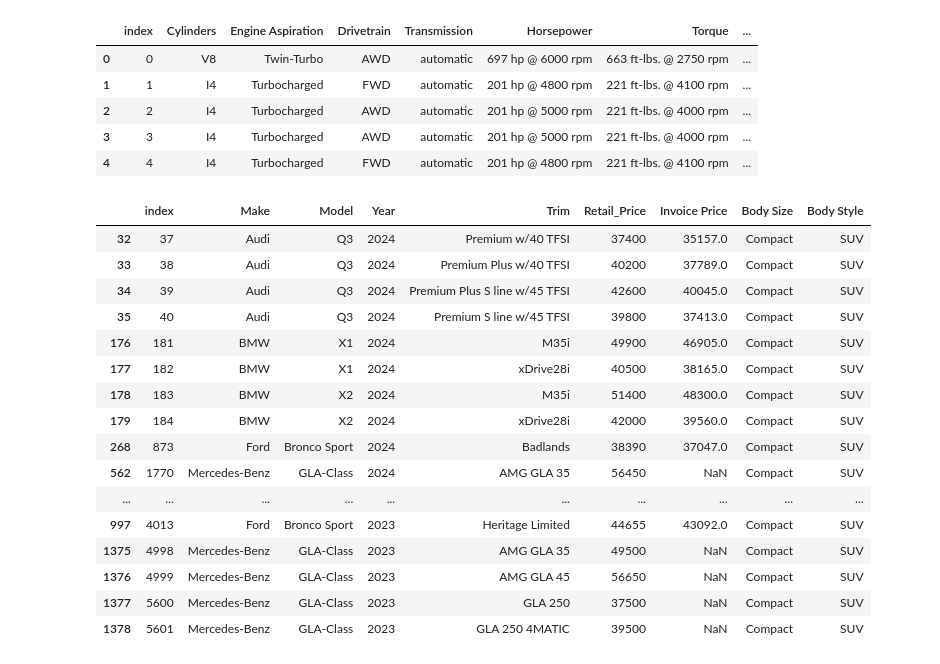
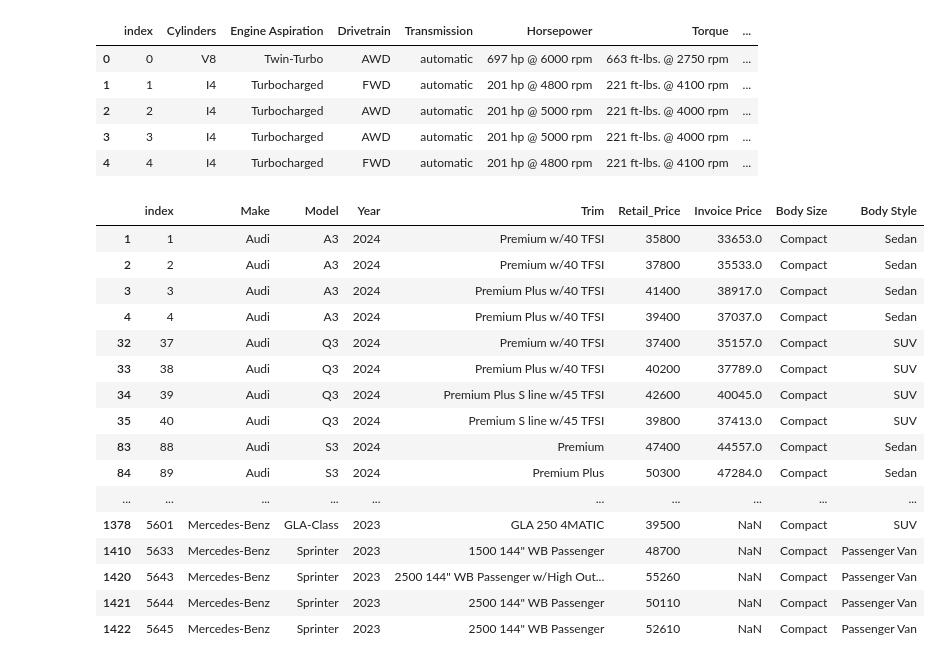
Before and after one commit to CHMcCartney/python_2025, a Jupyter notebook: 2.Python_Test_Beginner/Python_Test_1.ipynb, the cells around one changed output. Saved outputs shown, nothing was run; the diff lists cells and outputs as text; code cells hidden in the pictures.

```diff
--- a/2.Python_Test_Beginner/Python_Test_1.ipynb
+++ b/2.Python_Test_Beginner/Python_Test_1.ipynb
@@ -296,4 +307,6 @@ car_data[car_data['Make'] == 'Mercedes-Benz'].groupby(['Model'], as_index = Fals
 # %%
-car_data[car_data['Body Style']=='SUV'].groupby(['Make', 'Body Size'], as_index=False).agg({'Retail_Price': 'sum', "Invoice Price": "mean"}).dropna()
+car_data["Invoice Price"] = car_data["Invoice Price"].str.replace('$', '')
+car_data["Invoice Price"] = car_data["Invoice Price"].str.replace(',', '').astype(float)
+car_data[car_data['Body Style'] == 'SUV'].groupby(['Make', 'Body Size'], as_index=False).agg({'Retail_Price': 'sum', 'Invoice Price': 'mean'})
 # %% [output]
 |  | Make | Body Size | Retail_Price | Invoice Price |
@@ -331,24 +369,25 @@ car_info.head()
 | 3 | 3 | I4 | Turbocharged | AWD | automatic | 201 hp @ 5000 rpm | 221 ft-lbs. @ 4000 rpm | ... |
 | 4 | 4 | I4 | Turbocharged | FWD | automatic | 201 hp @ 4800 rpm | 221 ft-lbs. @ 4100 rpm | ... |
 # %%
-cylinders_4 = car_info['index'][car_info['Cylinders'] == 'I4']
+cylinder_index = car_info['index'][car_info['Cylinders'] == 'I4']
+cylinder_index
 
-car_data[(car_data['Retail_Price'] > 30000) & (car_data['Retail_Price'] < 60000) & (car_data['index'].isin(cylinders_4)) & (car_data['Body Size'] == 'Compact') & (car_data['Body Style'] == 'SUV')]
+car_data[(car_data['Retail_Price'] > 30000) & (car_data['Retail_Price'] < 60000) & (car_data['Body Size'] == 'Compact') & (car_data['index'].isin(cylinder_index))]
 # %% [output]
 |  | index | Make | Model | Year | Trim | Retail_Price | Invoice Price | Body Size | Body Style |
+| 1 | 1 | Audi | A3 | 2024 | Premium w/40 TFSI | 35800 | 33653.0 | Compact | Sedan |
+| 2 | 2 | Audi | A3 | 2024 | Premium w/40 TFSI | 37800 | 35533.0 | Compact | Sedan |
+| 3 | 3 | Audi | A3 | 2024 | Premium Plus w/40 TFSI | 41400 | 38917.0 | Compact | Sedan |
+| 4 | 4 | Audi | A3 | 2024 | Premium Plus w/40 TFSI | 39400 | 37037.0 | Compact | Sedan |
 | 32 | 37 | Audi | Q3 | 2024 | Premium w/40 TFSI | 37400 | 35157.0 | Compact | SUV |
 | 33 | 38 | Audi | Q3 | 2024 | Premium Plus w/40 TFSI | 40200 | 37789.0 | Compact | SUV |
 | 34 | 39 | Audi | Q3 | 2024 | Premium Plus S line w/45 TFSI | 42600 | 40045.0 | Compact | SUV |
 | 35 | 40 | Audi | Q3 | 2024 | Premium S line w/45 TFSI | 39800 | 37413.0 | Compact | SUV |
-| 176 | 181 | BMW | X1 | 2024 | M35i | 49900 | 46905.0 | Compact | SUV |
-| 177 | 182 | BMW | X1 | 2024 | xDrive28i | 40500 | 38165.0 | Compact | SUV |
-| 178 | 183 | BMW | X2 | 2024 | M35i | 51400 | 48300.0 | Compact | SUV |
-| 179 | 184 | BMW | X2 | 2024 | xDrive28i | 42000 | 39560.0 | Compact | SUV |
-| 268 | 873 | Ford | Bronco Sport | 2024 | Badlands | 38390 | 37047.0 | Compact | SUV |
-| 562 | 1770 | Mercedes-Benz | GLA-Class | 2024 | AMG GLA 35 | 56450 | NaN | Compact | SUV |
+| 83 | 88 | Audi | S3 | 2024 | Premium | 47400 | 44557.0 | Compact | Sedan |
+| 84 | 89 | Audi | S3 | 2024 | Premium Plus | 50300 | 47284.0 | Compact | Sedan |
 | ... | ... | ... | ... | ... | ... | ... | ... | ... | ... |
-| 997 | 4013 | Ford | Bronco Sport | 2023 | Heritage Limited | 44655 | 43092.0 | Compact | SUV |
-| 1375 | 4998 | Mercedes-Benz | GLA-Class | 2023 | AMG GLA 35 | 49500 | NaN | Compact | SUV |
-| 1376 | 4999 | Mercedes-Benz | GLA-Class | 2023 | AMG GLA 45 | 56650 | NaN | Compact | SUV |
-| 1377 | 5600 | Mercedes-Benz | GLA-Class | 2023 | GLA 250 | 37500 | NaN | Compact | SUV |
 | 1378 | 5601 | Mercedes-Benz | GLA-Class | 2023 | GLA 250 4MATIC | 39500 | NaN | Compact | SUV |
+| 1410 | 5633 | Mercedes-Benz | Sprinter | 2023 | 1500 144" WB Passenger | 48700 | NaN | Compact | Passenger Van |
+| 1420 | 5643 | Mercedes-Benz | Sprinter | 2023 | 2500 144" WB Passenger w/High Out... | 55260 | NaN | Compact | Passenger Van |
+| 1421 | 5644 | Mercedes-Benz | Sprinter | 2023 | 2500 144" WB Passenger | 50110 | NaN | Compact | Passenger Van |
+| 1422 | 5645 | Mercedes-Benz | Sprinter | 2023 | 2500 144" WB Passenger | 52610 | NaN | Compact | Passenger Van |
```
Also changed, not shown: parts of 10 cells of this notebook.
